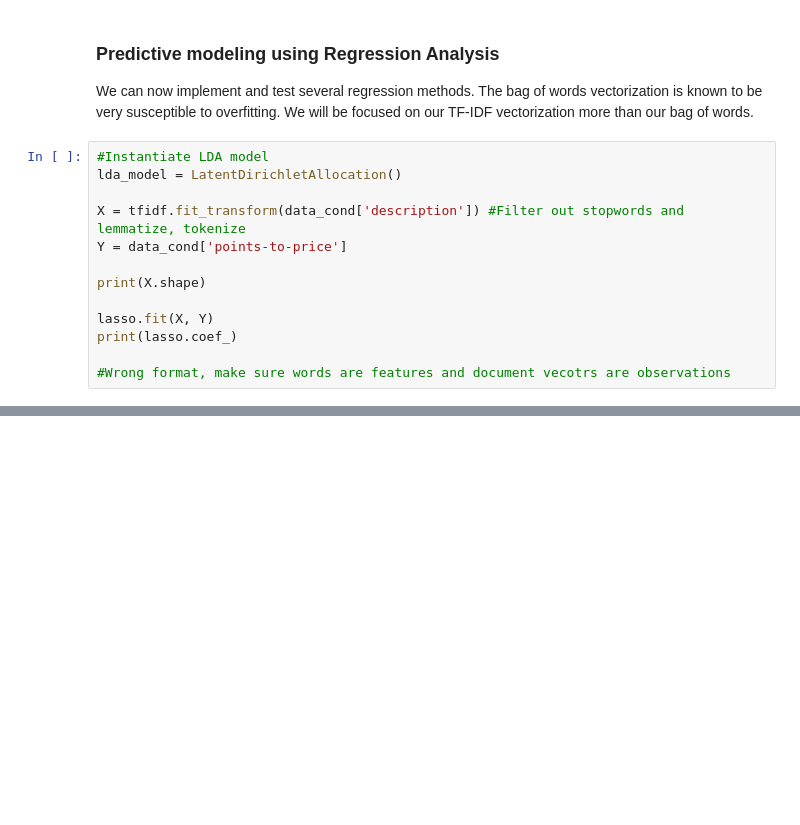
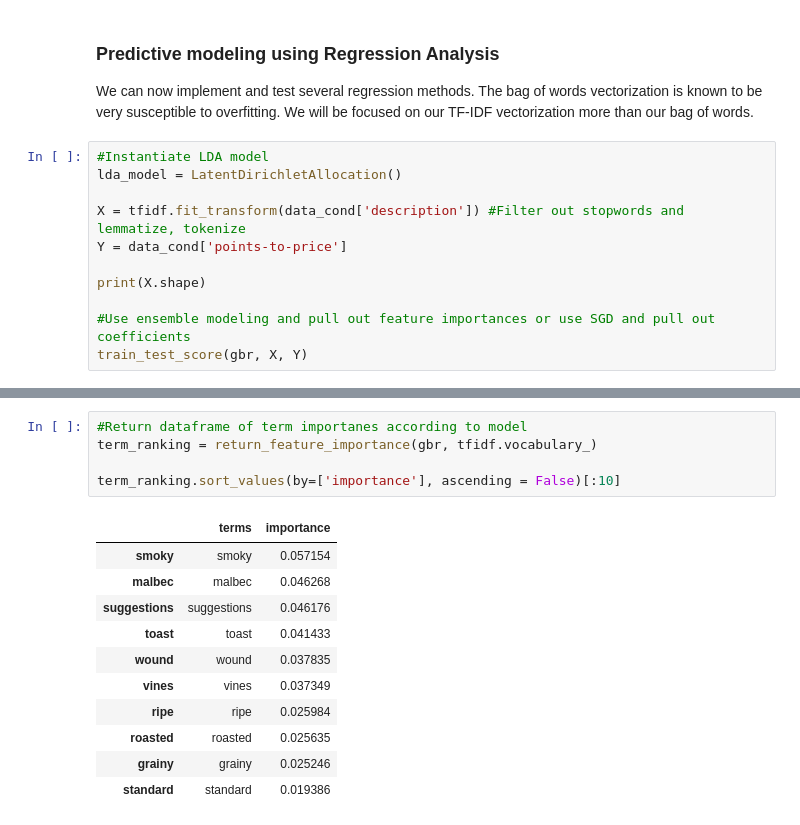
Before and after one commit to Cervantes92/wine-review-nlp, a Jupyter notebook: wine-reviews.ipynb, the cells around one changed output, grey strips where cells are left out. Cells and saved outputs as stored; diff of their text form; blank space fills up the shorter version.

```diff
--- a/wine-reviews.ipynb
+++ b/wine-reviews.ipynb
@@ -461,7 +493,5 @@ Y = data_cond['points-to-price']
 
 print(X.shape)
 
-lasso.fit(X, Y)
-print(lasso.coef_)
-
-#Wrong format, make sure words are features and document vecotrs are observations
+#Use ensemble modeling and pull out feature importances or use SGD and pull out coefficients
+train_test_score(gbr, X, Y)
@@ -468,3 +511,20 @@ print(lasso.coef_)
+# %%
+#Return dataframe of term importanes according to model
+term_ranking = return_feature_importance(gbr, tfidf.vocabulary_)
+
+term_ranking.sort_values(by=['importance'], ascending = False)[:10]
+# %% [output]
+|  | terms | importance |
+| smoky | smoky | 0.057154 |
+| malbec | malbec | 0.046268 |
+| suggestions | suggestions | 0.046176 |
+| toast | toast | 0.041433 |
+| wound | wound | 0.037835 |
+| vines | vines | 0.037349 |
+| ripe | ripe | 0.025984 |
+| roasted | roasted | 0.025635 |
+| grainy | grainy | 0.025246 |
+| standard | standard | 0.019386 |
 # %%
 #Create dictionary of reviews
 review_dict = {}
```
Also changed, not shown: parts of 16 cells of this notebook.
